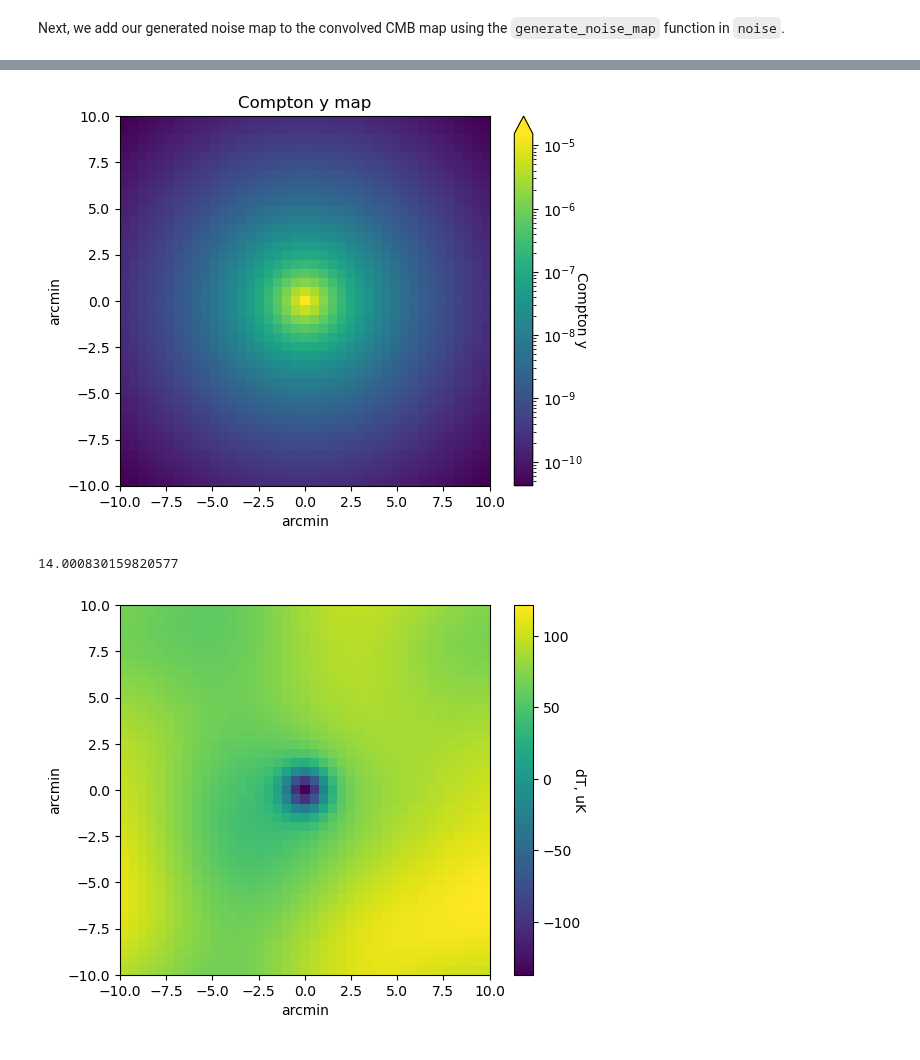
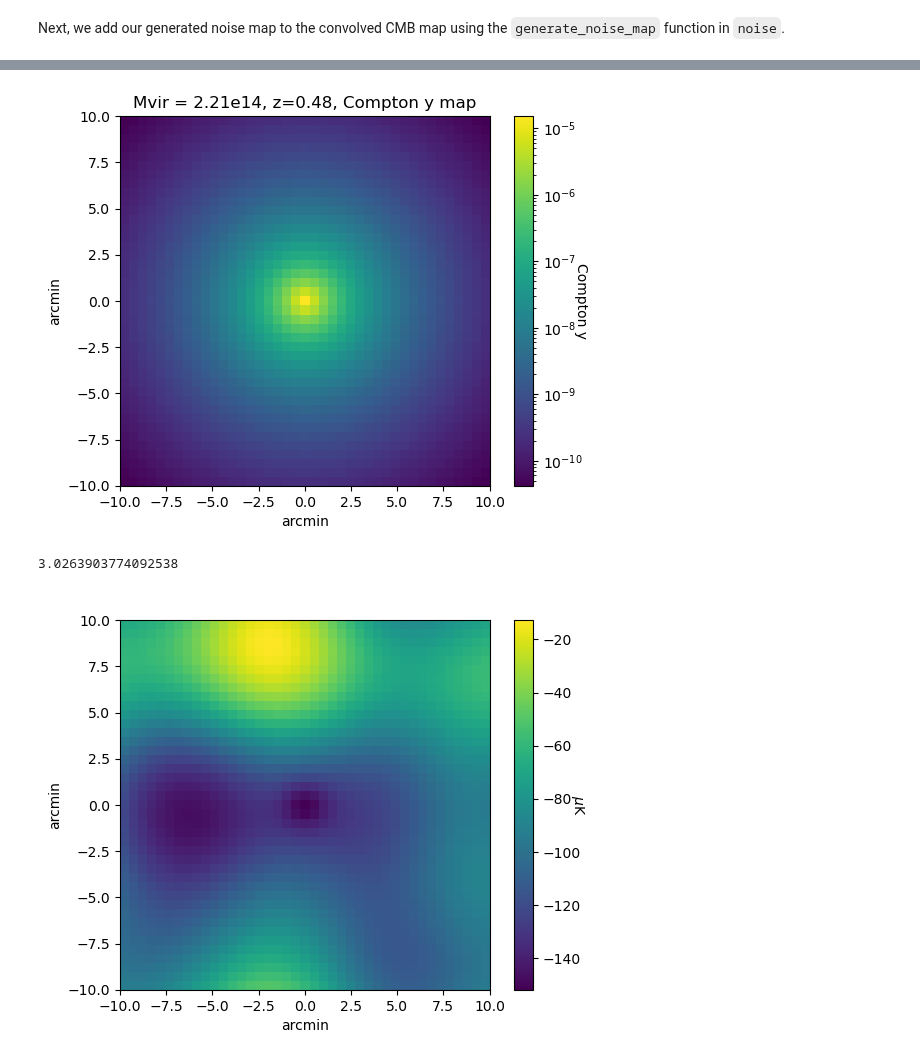
Before and after one commit to deepskies/DeepSZSim, a Jupyter notebook: notebooks/simsz_run_simulation.ipynb, the cells around one changed output, grey strips where cells are left out. Drawn from its saved outputs; the diff is of its cells as text; code cells hidden in the pictures.

Commit message:
acreated plotting tool function

```diff
--- a/notebooks/simsz_run_simulation.ipynb
+++ b/notebooks/simsz_run_simulation.ipynb
@@ -285,26 +249,16 @@ tSZ signal: -1.8746694464173288
 # %%
 #This is the new function that just generates a submap without having to manually calculate params
 y_map = make_sz_cluster.generate_y_submap(z, M200, R200, d["cosmo"], 41, 0.5)
-im = plt.imshow(y_map, norm=LogNorm())
-cbar = plt.colorbar(im, extend="max")
-im.set_extent([-width,width,-width,width])
-plt.title('Compton y map')
-plt.ylabel('arcmin')
-plt.xlabel('arcmin')
-cbar.set_label('Compton y', rotation=270)
+visualization.plot_graphs(y_map,'Mvir = 2.21e14, z=0.48, Compton y map','arcmin','arcmin','Compton y',logNorm=True, extend=True)
 # %% [output]
-[figure, old version]
+[figure, new version]
 # %%
 #This simulates submaps for a distribution, and saves the data to a h5 file, and params to a yaml file
 clusters = make_sz_cluster.simulate_submap(mdist, zdist)
 # %%
-im = plt.imshow(clusters[0]['final_map'] - clusters[0]['noise_map'])
-cbar = plt.colorbar(im)
-im.set_extent([-width,width,-width,width])
-plt.ylabel('arcmin')
-plt.xlabel('arcmin')
-cbar.set_label('dT, uK', rotation=270)
+simulated_map = clusters[0]['final_map'] - clusters[0]['noise_map']
+visualization.plot_graphs(simulated_map,' ','arcmin','arcmin','$\mu$K')
 clusters[0]['M200']/1e14
 # %% [output]
-14.000830159820577
+3.0263903774092538
-[figure, old version]
+[figure, new version]
```
Also changed, not shown: parts of 9 cells of this notebook, 8 other files.
